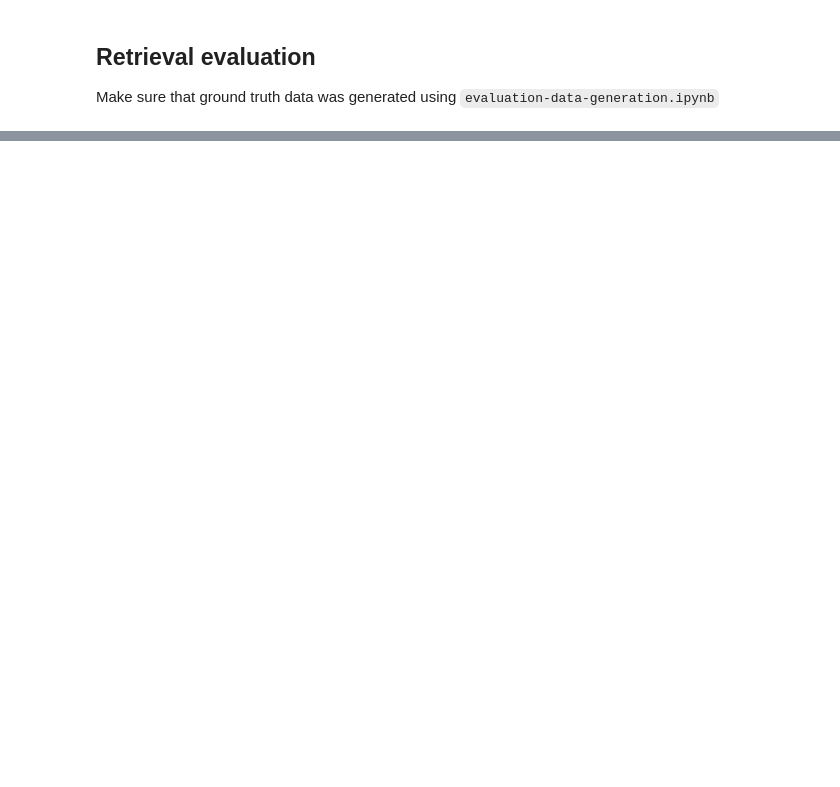
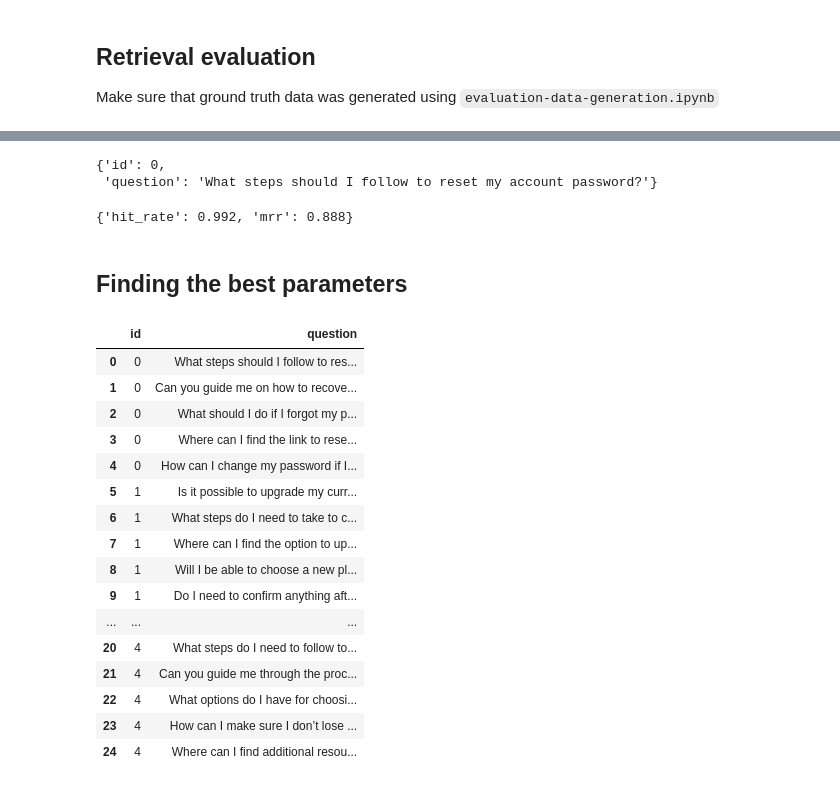
Before and after one commit to ranga4all1/support-queue-assistant-rag, a Jupyter notebook: notebooks/rag-test.ipynb, the cells around one changed output, grey strips where cells are left out. Drawn from its saved outputs; the diff is of its cells as text; code cells hidden in the pictures; blank space fills up the shorter version.

```diff
--- a/notebooks/rag-test.ipynb
+++ b/notebooks/rag-test.ipynb
@@ -178,3 +167,5 @@ For more details, you can refer to the related articles on SSO setup and best pr
 ## Retrieval evaluation
 
 Make sure that ground truth data was generated using `evaluation-data-generation.ipynb`
+# %%
+df_question = pd.read_csv('../data/ground-truth-retrieval.csv')
@@ -180,0 +190,5 @@ Make sure that ground truth data was generated using `evaluation-data-generation
+# %%
+ground_truth[0]
+# %% [output]
+{'id': 0,
+ 'question': 'What steps should I follow to reset my account password?'}
@@ -180,0 +240,29 @@ Make sure that ground truth data was generated using `evaluation-data-generation
+# %%
+evaluate(ground_truth, lambda q: minsearch_search(q['question']))
+# %% [output]
+{'hit_rate': 0.992, 'mrr': 0.888}
+# %% [markdown]
+## Finding the best parameters
+# %%
+df_validation = df_question[:25]
+df_test = df_question[25:]
+# %%
+df_validation
+# %% [output]
+|  | id | question |
+| 0 | 0 | What steps should I follow to res... |
+| 1 | 0 | Can you guide me on how to recove... |
+| 2 | 0 | What should I do if I forgot my p... |
+| 3 | 0 | Where can I find the link to rese... |
+| 4 | 0 | How can I change my password if I... |
+| 5 | 1 | Is it possible to upgrade my curr... |
+| 6 | 1 | What steps do I need to take to c... |
+| 7 | 1 | Where can I find the option to up... |
+| 8 | 1 | Will I be able to choose a new pl... |
+| 9 | 1 | Do I need to confirm anything aft... |
+| ... | ... | ... |
+| 20 | 4 | What steps do I need to follow to... |
+| 21 | 4 | Can you guide me through the proc... |
+| 22 | 4 | What options do I have for choosi... |
+| 23 | 4 | How can I make sure I don’t lose ... |
+| 24 | 4 | Where can I find additional resou... |
```
Also changed, not shown: parts of 37 cells of this notebook, 2 other files.
